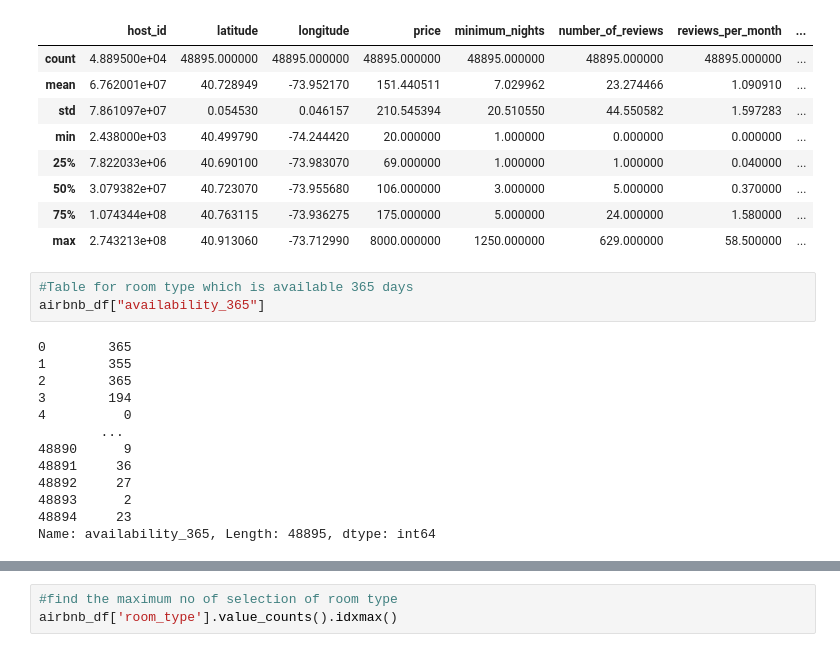
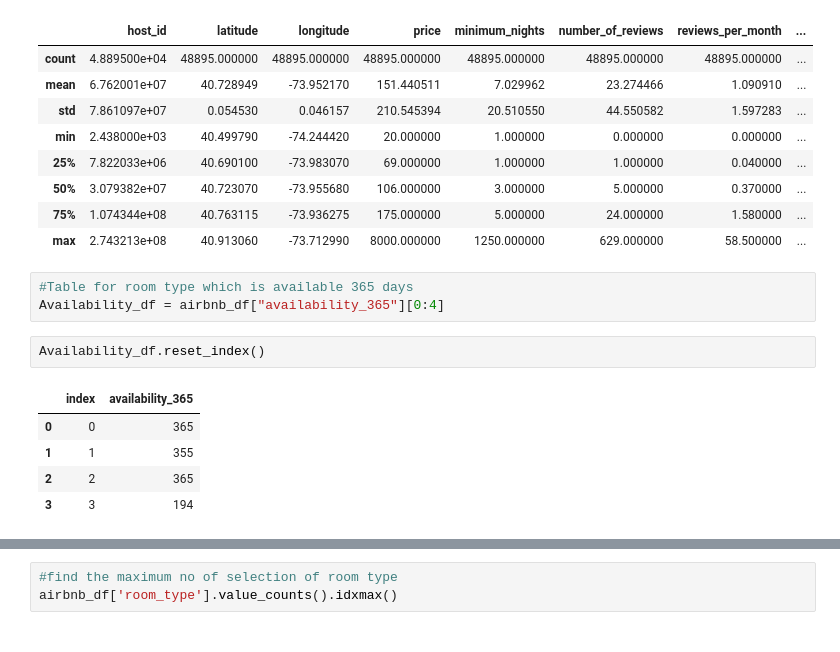
Before and after one commit to Creatrohit9/AIRBNB-PROJECT-1-CAPSTON, a Jupyter notebook: Copy_of_MD1WK4ROHIT_Airbnb_Bookings_Analysis_Capstone_Project.ipynb, the cells around one changed output, grey strips where cells are left out. Saved outputs shown, nothing was run; the diff lists cells and outputs as text.

```diff
--- a/Copy_of_MD1WK4ROHIT_Airbnb_Bookings_Analysis_Capstone_Project.ipynb
+++ b/Copy_of_MD1WK4ROHIT_Airbnb_Bookings_Analysis_Capstone_Project.ipynb
@@ -275,17 +275,12 @@ airbnb_df.describe()
 | max | 2.743213e+08 | 40.913060 | -73.712990 | 8000.000000 | 1250.000000 | 629.000000 | 58.500000 | ... |
 # %%
 #Table for room type which is available 365 days
-airbnb_df["availability_365"]
+Availability_df = airbnb_df["availability_365"][0:4]
-# %% [output]
-0        365
-1        355
-2        365
-3        194
-4          0
-        ...
-48890      9
-48891     36
-48892     27
-48893      2
-48894     23
-Name: availability_365, Length: 48895, dtype: int64
+# %%
+Availability_df.reset_index()
+# %% [output]
+|  | index | availability_365 |
+| 0 | 0 | 365 |
+| 1 | 1 | 355 |
+| 2 | 2 | 365 |
+| 3 | 3 | 194 |
```
Also changed, not shown: parts of 1 cell of this notebook.
